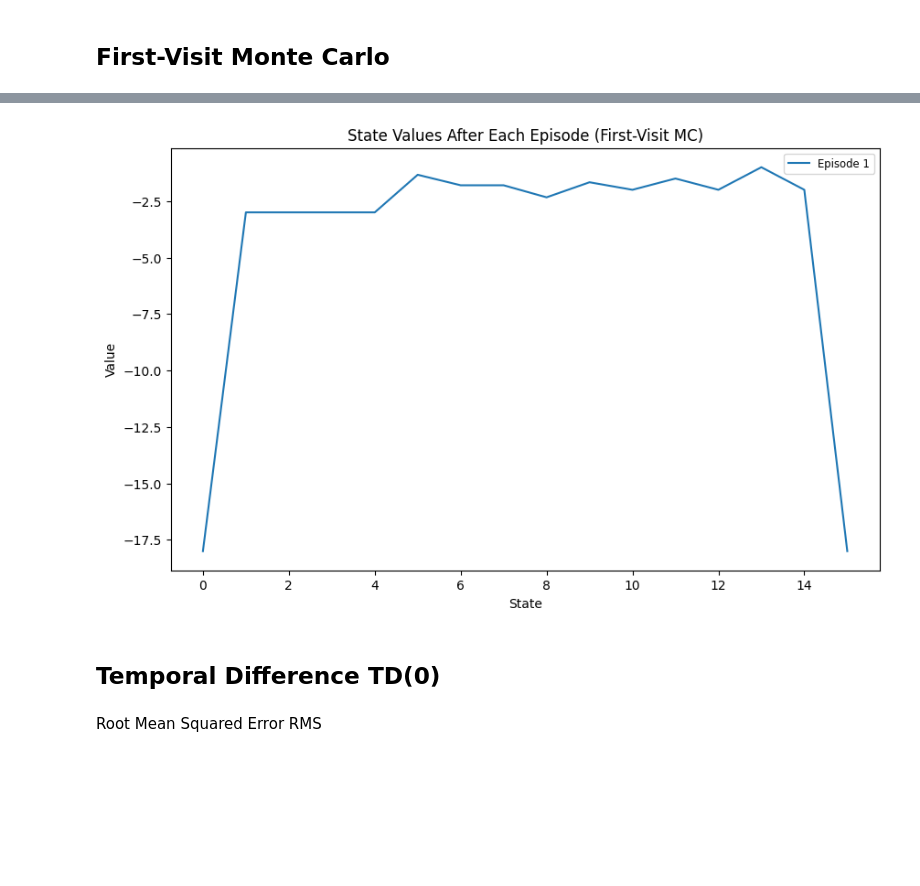
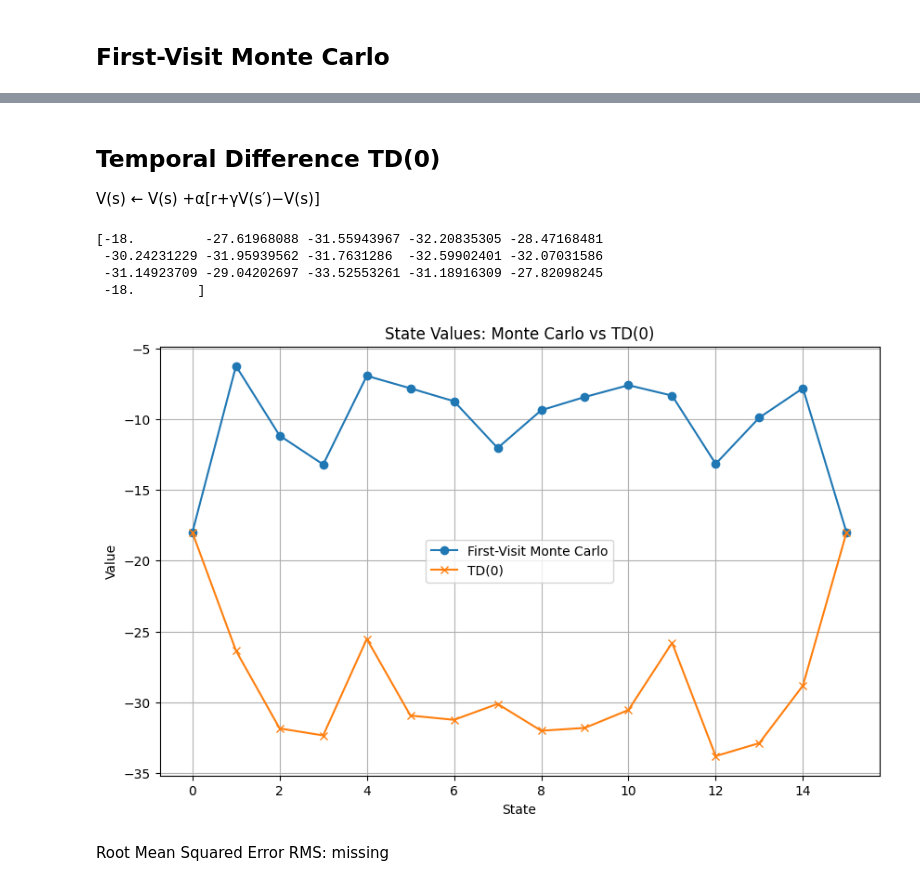
Before and after one commit to BilgeBengisu/Coding-Practices, a Jupyter notebook: TemporalDifferenceProblem/hw.ipynb, the cells around one changed output, grey strips where cells are left out. Drawn from its saved outputs; the diff is of its cells as text; code cells hidden in the pictures; blank space fills up the shorter version.

```diff
--- a/TemporalDifferenceProblem/hw.ipynb
+++ b/TemporalDifferenceProblem/hw.ipynb
@@ -105,39 +100,36 @@ Visited states: [1, 2, 3, 4, 5, 6, 7, 8, 9, 10, 11, 12, 13, 14]
  -18.        ]
-# %%
-import matplotlib.pyplot as plt
-
-# Visualize state values after each episode for first-visit monte carlo
-state_values_history = []
-for ep_num in range(0, len(actions), 20):
-    episode = generate_episode(actions[ep_num:ep_num+20])
-    visited = set()
-    G = 0
-    for t in reversed(range(len(episode))):
-        state, action, reward = episode[t]
-        G += reward
-        if state not in visited:
-            returns[state].append(G)
-            state_values[state] = np.mean(returns[state])
-            visited.add(state)
-    state_values_history.append(state_values.copy())
-
-# Plot state values for each episode
-plt.figure(figsize=(10, 6))
-for i, values in enumerate(state_values_history):
-    plt.plot(values, label=f'Episode {i+1}')
-plt.xlabel('State')
-plt.ylabel('Value')
-plt.title('State Values After Each Episode (First-Visit MC)')
-plt.legend(loc='upper right', fontsize='small', ncol=2)
-plt.show()
-# %% [output]
-[figure, old version]
 # %% [markdown]
 ## Temporal Difference TD(0)
+
+V(s) ← V(s) +α[r+γV(s′)−V(s)]
 # %%
-def td_zero_prediction(env, policy, num_episodes, alpha, gamma):
-    return
+num_episodes = 160 # closer to the episodes used in MC (10 episodes (200 actions / chunk size of 20) per start state (16 in total))
+alpha = 0.1
+gamma = 1.0 # undiscounted
+td_state_values = np.full(num_states, -18, dtype=float)
+starting_state = 5
 
+# td(0) with random actions is implemented
+def td_zero(num_episodes, alpha, gamma):
+    for _ in range(num_episodes):
+        state = starting_state
+        while state not in terminal_states:
+            action = np.random.choice(list(actions_map.keys())) # choose random action
+            # get next state based on random action
+            next_s = next_state(state, action)
+            reward = -1
 
-def policy(state):
-    return
+            # TD(0) update (use td_state_values for both current and next state)
+            td_state_values[state] += alpha * (
+                reward + gamma * td_state_values[next_s] - td_state_values[state]
+            )
+
+            state = next_s
+
+td_zero(num_episodes, alpha, gamma)
+print(td_state_values)
+# %% [output]
+[-18.         -27.61968088 -31.55943967 -32.20835305 -28.47168481
+ -30.24231229 -31.95939562 -31.7631286  -32.59902401 -32.07031586
+ -31.14923709 -29.04202697 -33.52553261 -31.18916309 -27.82098245
+ -18.        ]
@@ -144,2 +138,15 @@ def policy(state):
+# %%
+# Plot MC and TD(0) state values on the same graph
+plt.figure(figsize=(10, 6))
+plt.plot(mc_state_values, marker='o', label='First-Visit Monte Carlo')
+plt.plot(td_state_values, marker='x', label='TD(0)')
+plt.xlabel('State')
+plt.ylabel('Value')
+plt.title('State Values: Monte Carlo vs TD(0)')
+plt.legend()
+plt.grid(True)
+plt.show()
+# %% [output]
+[figure, new version]
 # %% [markdown]
-Root Mean Squared Error RMS
+Root Mean Squared Error RMS: missing
```
Also changed, not shown: parts of 3 cells of this notebook.
